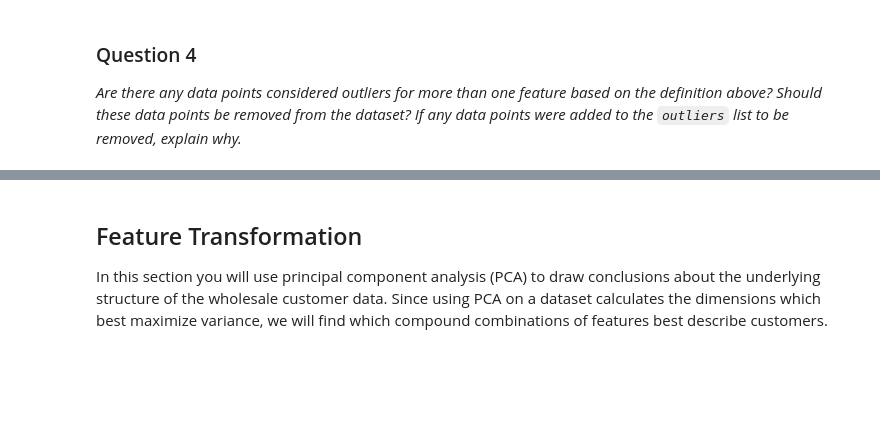
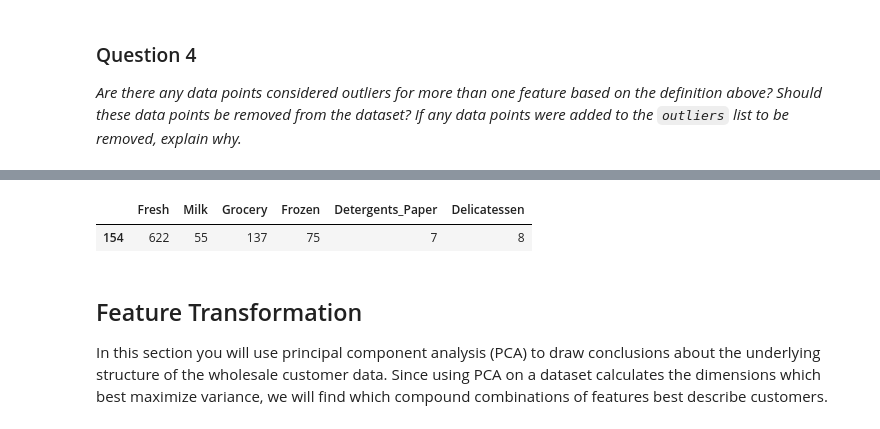
Before and after one commit to alpha-ibrahim/Udacity-machine-learning-engineer, a Jupyter notebook: customer_segments/customer_segments.ipynb, the cells around one changed output, grey strips where cells are left out. Drawn from its saved outputs; the diff is of its cells as text; code cells hidden in the pictures; blank space fills up the shorter version.

```diff
--- a/customer_segments/customer_segments.ipynb
+++ b/customer_segments/customer_segments.ipynb
@@ -352,3 +318,9 @@ print sorted(outliers_index)
+# %%
+data.iloc[[154]]
+#print data.head()
+# %% [output]
+|  | Fresh | Milk | Grocery | Frozen | Detergents_Paper | Delicatessen |
+| 154 | 622 | 55 | 137 | 75 | 7 | 8 |
 # %% [markdown]
 ## Feature Transformation
 In this section you will use principal component analysis (PCA) to draw conclusions about the underlying structure of the wholesale customer data. Since using PCA on a dataset calculates the dimensions which best maximize variance, we will find which compound combinations of features best describe customers.
```
Also changed, not shown: parts of 11 cells of this notebook.
